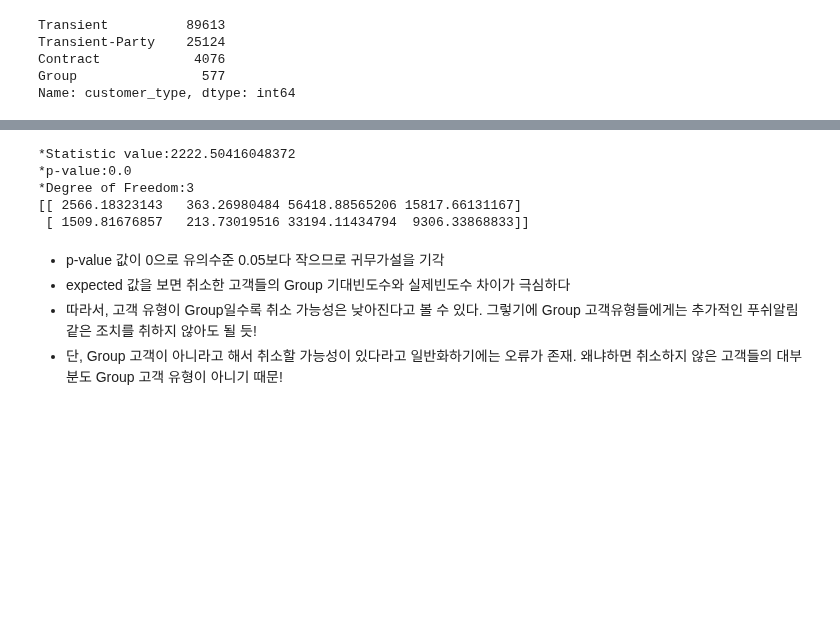
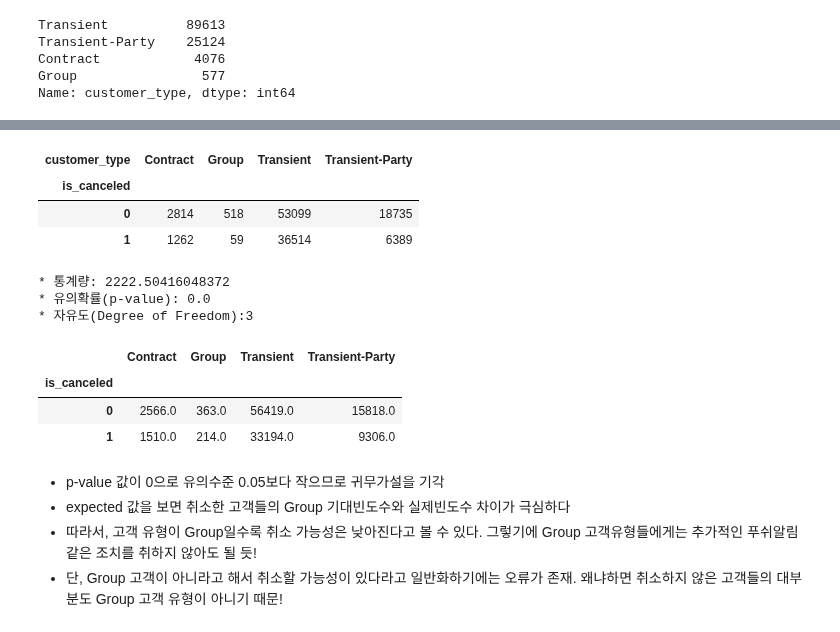
Before and after one commit to young-hun-jo/DataAnalysis, a Jupyter notebook: hotel_booking/analysis_myself.ipynb, the cells around one changed output, grey strips where cells are left out. Cells and saved outputs as stored; diff of their text form; code cells hidden in the pictures; blank space fills up the shorter version.

```diff
--- a/hotel_booking/analysis_myself.ipynb
+++ b/hotel_booking/analysis_myself.ipynb
@@ -1356,3 +548,13 @@ pivot_df
+# %%
+group_df = group_df.reset_index()
+pivot_df = group_df.pivot_table(values='counts',index='is_canceled',
+                    columns='customer_type')
+pivot_df
+# %% [output]
+| customer_type | Contract | Group | Transient | Transient-Party |
+| is_canceled |  |  |  |  |
+| 0 | 2814 | 518 | 53099 | 18735 |
+| 1 | 1262 | 59 | 36514 | 6389 |
 # %%
 # 귀무가설 : 취소여부 상관없이 고객 유형 빈도수 차이는 없다
 # 대립가설 : 최소여부에 따라 고객 유형 빈도수 차이가 존재
@@ -1361,14 +563,23 @@ from scipy.stats import chi2_contingency
 
 chi2, p_value, df, expected = chi2_contingency([pivot_df.iloc[0],
                                                pivot_df.iloc[1]])
-print(f"*Statistic value:{chi2}\n*p-value:{p_value}\n*Degree of Freedom:{df}")
-print(expected)
+expected = np.round(expected, 0)
+expected_df = pd.DataFrame(data=expected,
+            columns=['Contract','Group','Transient','Transient-Party'],
+            index=[0,1])
+expected_df.index = expected_df.index.set_names('is_canceled')
+print(f"* 통계량: {chi2}\n* 유의확률(p-value): {p_value}\n* 자유도(Degree of Freedom):{df}")
 # %% [output]
-*Statistic value:2222.50416048372
-*p-value:0.0
-*Degree of Freedom:3
-[[ 2566.18323143   363.26980484 56418.88565206 15817.66131167]
- [ 1509.81676857   213.73019516 33194.11434794  9306.33868833]]
+* 통계량: 2222.50416048372
+* 유의확률(p-value): 0.0
+* 자유도(Degree of Freedom):3
+# %%
+expected_df
+# %% [output]
+|  | Contract | Group | Transient | Transient-Party |
+| is_canceled |  |  |  |  |
+| 0 | 2566.0 | 363.0 | 56419.0 | 15818.0 |
+| 1 | 1510.0 | 214.0 | 33194.0 | 9306.0 |
 # %% [markdown]
 - p-value 값이 0으로 유의수준 0.05보다 작으므로 귀무가설을 기각
 - expected 값을 보면 취소한 고객들의 Group 기대빈도수와 실제빈도수 차이가 극심하다
```
Also changed, not shown: parts of 117 cells of this notebook.
